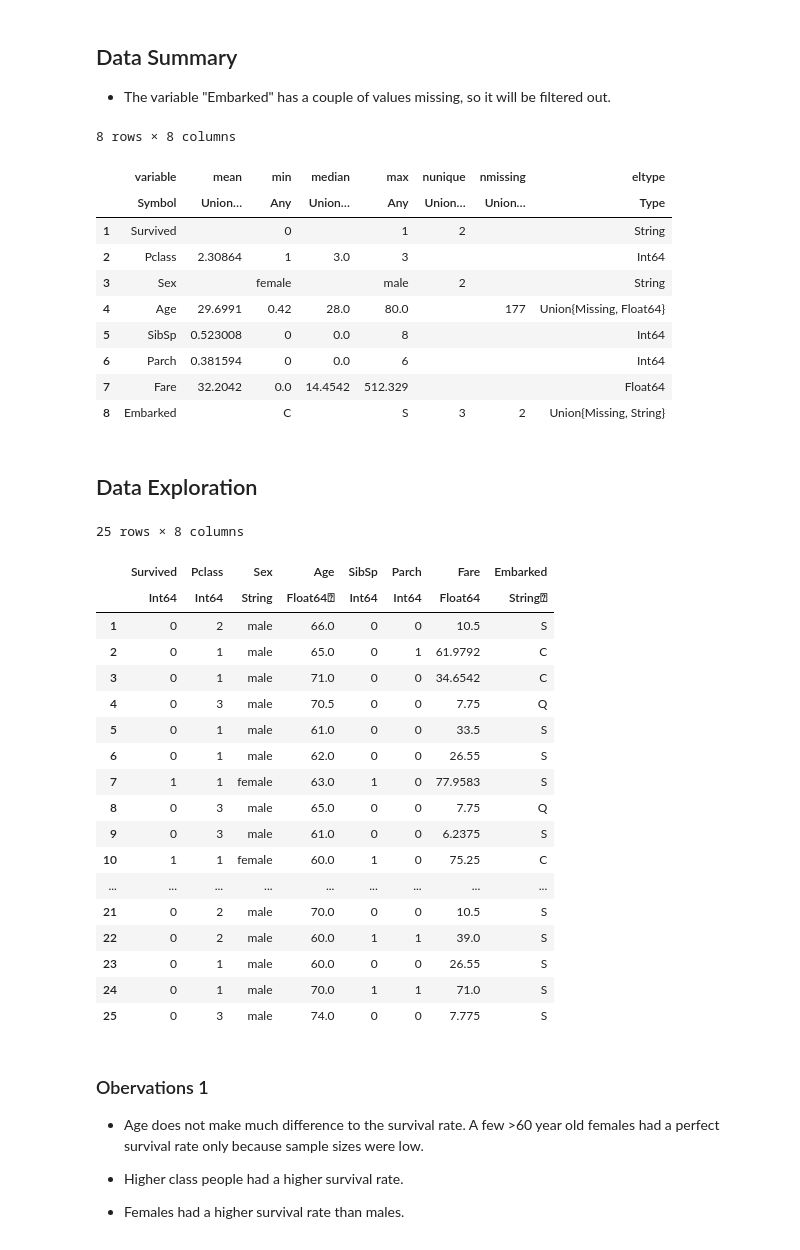
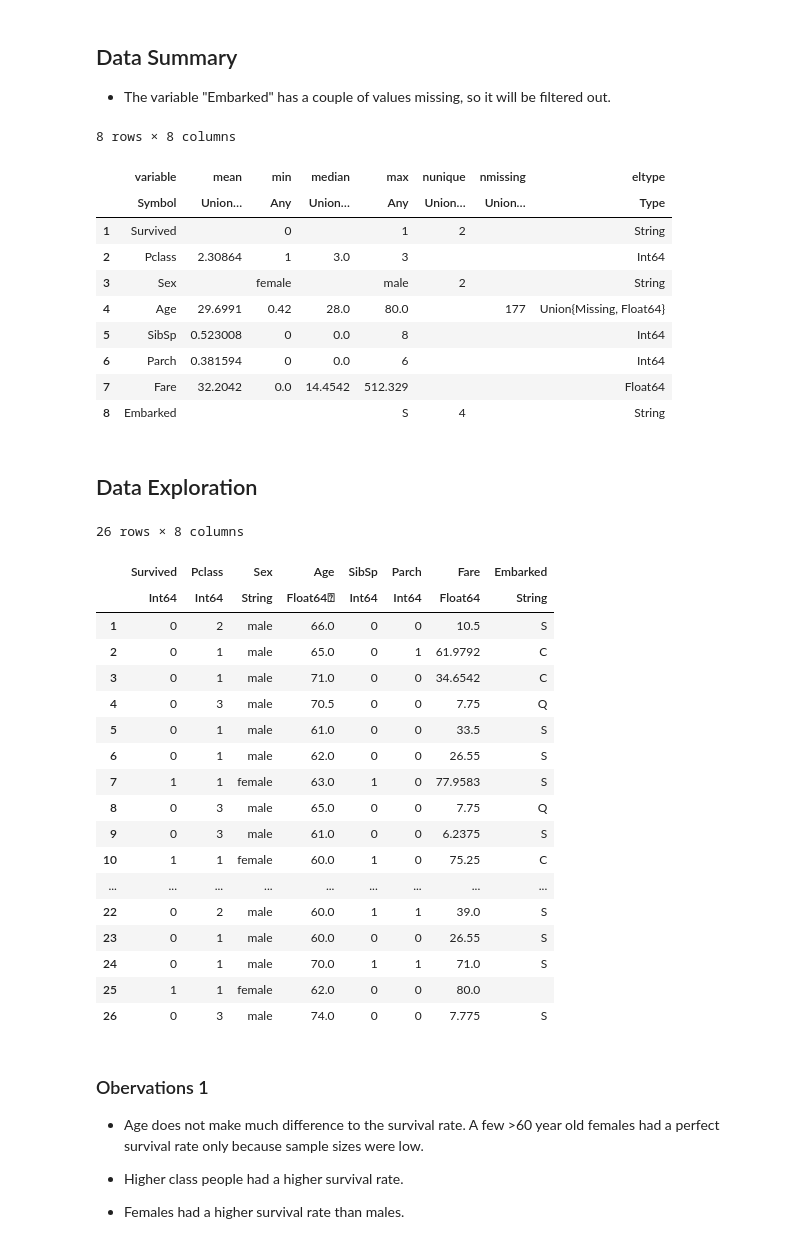
Before and after one commit to ronbactawar/Projects, a Jupyter notebook: titanic/Titanic.ipynb, the cells around one changed output. Cells and saved outputs as stored; diff of their text form; code cells hidden in the pictures.

```diff
--- a/titanic/Titanic.ipynb
+++ b/titanic/Titanic.ipynb
@@ -16,7 +12,7 @@ using CSV
 # %%
 #readtable("data.csv")
 #For Graphs
-titanic = CSV.read("/home/chigball/Data/train.csv") |>
+titanic = Queryverse.load("/home/chigball/Data/train.csv") |>
 @select(-:PassengerId, -:Name, -:Ticket, -:Cabin) |>
 @mutate(Survived = string(_.Survived)) |>
 DataFrame;
@@ -37,23 +33,23 @@ describe(titanic)
 | 5 | SibSp | 0.523008 | 0 | 0.0 | 8 |  |  | Int64 |
 | 6 | Parch | 0.381594 | 0 | 0.0 | 6 |  |  | Int64 |
 | 7 | Fare | 32.2042 | 0.0 | 14.4542 | 512.329 |  |  | Float64 |
-| 8 | Embarked |  | C |  | S | 3 | 2 | Union{Missing, String} |
+| 8 | Embarked |  |  |  | S | 4 |  | String |
 # %% [markdown]
 ## Data Exploration
 # %%
 # Data For exploration
 
-titanic_e = CSV.read("/home/chigball/Data/train.csv") |>
+titanic_e = Queryverse.load("/home/chigball/Data/train.csv") |>
 @select(-:PassengerId, -:Name, -:Ticket, -:Cabin) |>
 @filter(isna(_.Embarked) == false) |>
 DataFrame
 
 
 titanic_e |> @filter(_.Age >= 60) |> DataFrame
 # %% [output]
-25 rows × 8 columns
+26 rows × 8 columns
 |  | Survived | Pclass | Sex | Age | SibSp | Parch | Fare | Embarked |
-|  | Int64 | Int64 | String | Float64⍰ | Int64 | Int64 | Float64 | String⍰ |
+|  | Int64 | Int64 | String | Float64⍰ | Int64 | Int64 | Float64 | String |
 | 1 | 0 | 2 | male | 66.0 | 0 | 0 | 10.5 | S |
 | 2 | 0 | 1 | male | 65.0 | 0 | 1 | 61.9792 | C |
 | 3 | 0 | 1 | male | 71.0 | 0 | 0 | 34.6542 | C |
@@ -65,11 +61,11 @@ titanic_e |> @filter(_.Age >= 60) |> DataFrame
 | 9 | 0 | 3 | male | 61.0 | 0 | 0 | 6.2375 | S |
 | 10 | 1 | 1 | female | 60.0 | 1 | 0 | 75.25 | C |
 | ... | ... | ... | ... | ... | ... | ... | ... | ... |
-| 21 | 0 | 2 | male | 70.0 | 0 | 0 | 10.5 | S |
 | 22 | 0 | 2 | male | 60.0 | 1 | 1 | 39.0 | S |
 | 23 | 0 | 1 | male | 60.0 | 0 | 0 | 26.55 | S |
 | 24 | 0 | 1 | male | 70.0 | 1 | 1 | 71.0 | S |
-| 25 | 0 | 3 | male | 74.0 | 0 | 0 | 7.775 | S |
+| 25 | 1 | 1 | female | 62.0 | 0 | 0 | 80.0 |  |
+| 26 | 0 | 3 | male | 74.0 | 0 | 0 | 7.775 | S |
 # %%
 ## Plot for Pclass
 p1 =
```
Also changed, not shown: parts of 11 cells of this notebook, 1 other file.
